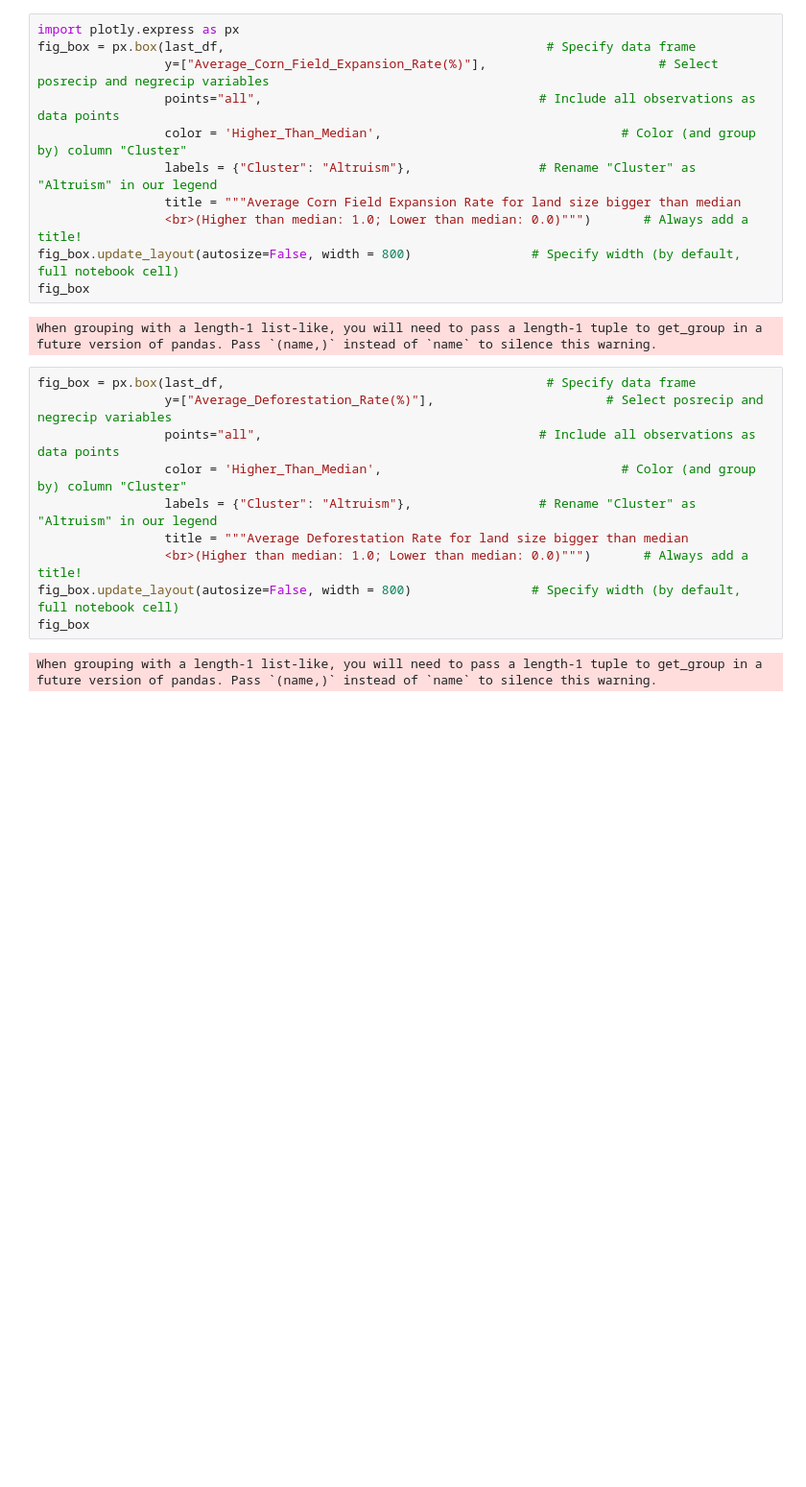
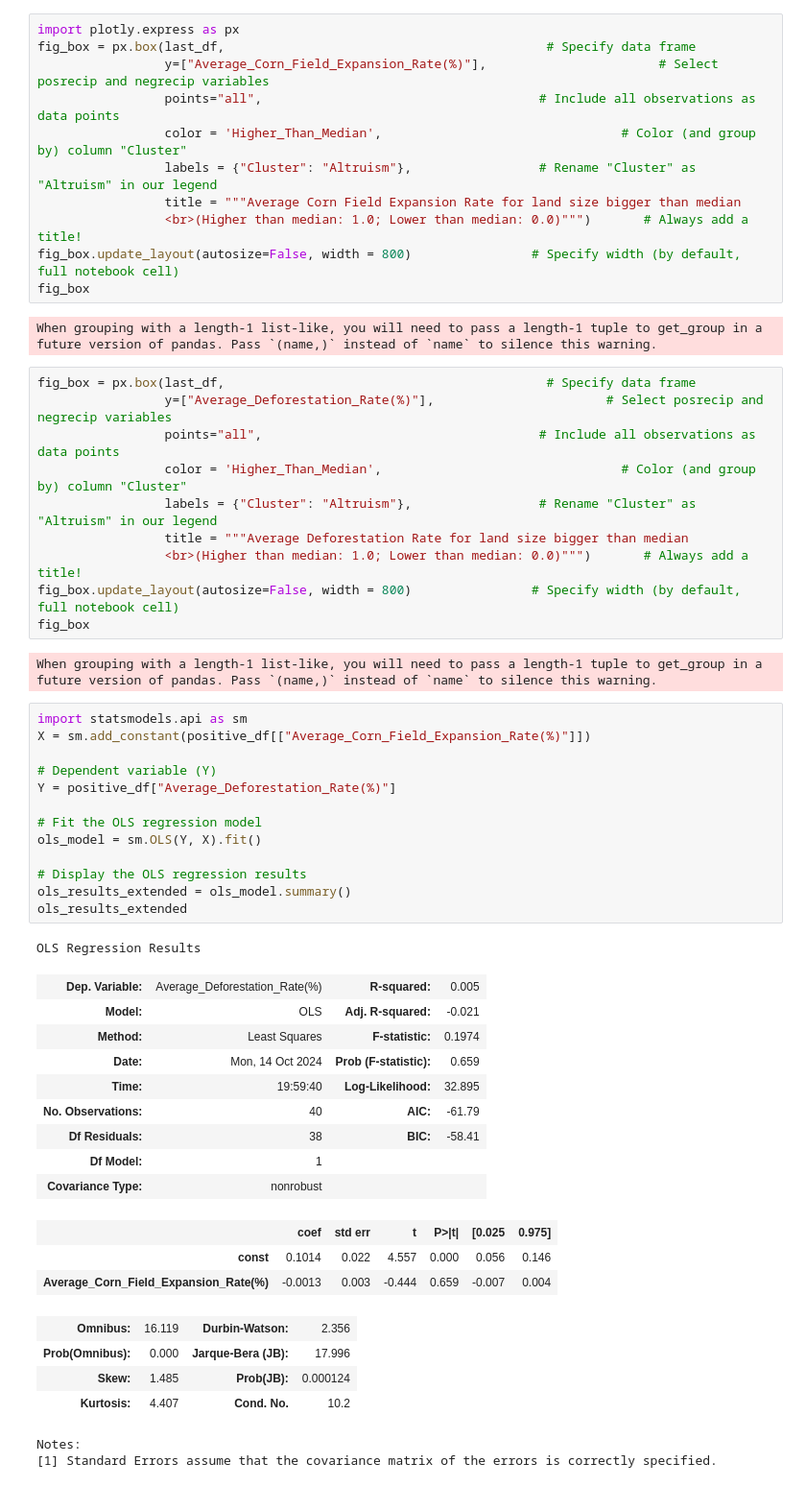
Before and after one commit to ZeliaDec/DataScience, a Jupyter notebook: analysis.ipynb, the cells around one changed output. Shown: that part at 96% size. Saved outputs shown, nothing was run; the diff lists cells and outputs as text; blank space fills up the shorter version.

```diff
--- a/analysis.ipynb
+++ b/analysis.ipynb
@@ -891,3 +915,36 @@ fig_box.update_layout(autosize=False, width = 800)                # Specify widt
 fig_box
 # %% [output]
 When grouping with a length-1 list-like, you will need to pass a length-1 tuple to get_group in a future version of pandas. Pass `(name,)` instead of `name` to silence this warning.
+# %%
+import statsmodels.api as sm
+X = sm.add_constant(positive_df[["Average_Corn_Field_Expansion_Rate(%)"]])
+
+# Dependent variable (Y)
+Y = positive_df["Average_Deforestation_Rate(%)"]
+
+# Fit the OLS regression model
+ols_model = sm.OLS(Y, X).fit()
+
+# Display the OLS regression results
+ols_results_extended = ols_model.summary()
+ols_results_extended
+# %% [output]
+OLS Regression Results
+| Dep. Variable: | Average_Deforestation_Rate(%) | R-squared: | 0.005 |
+| Model: | OLS | Adj. R-squared: | -0.021 |
+| Method: | Least Squares | F-statistic: | 0.1974 |
+| Date: | Mon, 14 Oct 2024 | Prob (F-statistic): | 0.659 |
+| Time: | 19:59:40 | Log-Likelihood: | 32.895 |
+| No. Observations: | 40 | AIC: | -61.79 |
+| Df Residuals: | 38 | BIC: | -58.41 |
+| Df Model: | 1 |  |  |
+| Covariance Type: | nonrobust |  |  |
+|  | coef | std err | t | P>|t| | [0.025 | 0.975] |
+| const | 0.1014 | 0.022 | 4.557 | 0.000 | 0.056 | 0.146 |
+| Average_Corn_Field_Expansion_Rate(%) | -0.0013 | 0.003 | -0.444 | 0.659 | -0.007 | 0.004 |
+| Omnibus: | 16.119 | Durbin-Watson: | 2.356 |
+| Prob(Omnibus): | 0.000 | Jarque-Bera (JB): | 17.996 |
+| Skew: | 1.485 | Prob(JB): | 0.000124 |
+| Kurtosis: | 4.407 | Cond. No. | 10.2 |
+Notes:
+[1] Standard Errors assume that the covariance matrix of the errors is correctly specified.
```
Also changed, not shown: parts of 1 cell of this notebook.
